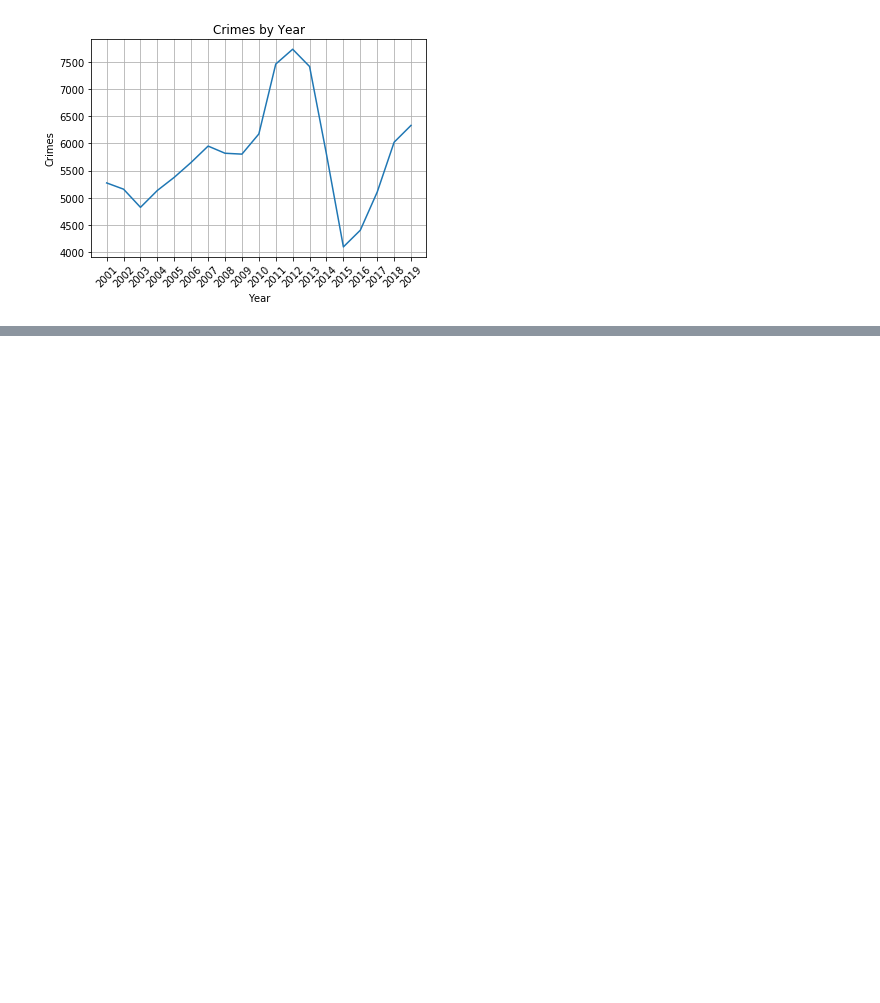
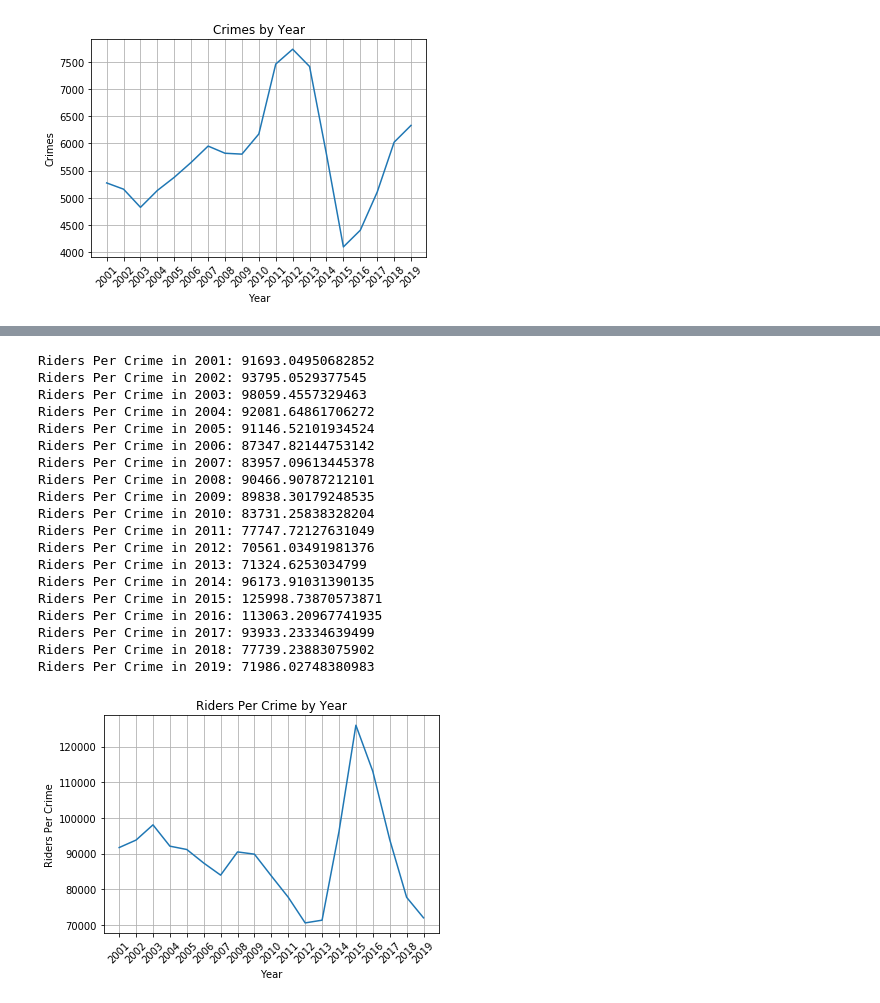
Before and after one commit to o0oo000o0o0o/Project-1, a Jupyter notebook: project.ipynb, the cells around one changed output, grey strips where cells are left out. Drawn from its saved outputs; the diff is of its cells as text; code cells hidden in the pictures; blank space fills up the shorter version.

```diff
--- a/project.ipynb
+++ b/project.ipynb
@@ -643,0 +721,35 @@ plt.show()
+# %%
+riders_per_crime = []
+for x in range(19):
+    riders_per_crime.append(ridership_count[x] / total_crime_year[x])
+    print(f"Riders Per Crime in {year[x]}: {riders_per_crime[x]}")
+
+
+plt.plot(year, riders_per_crime)
+plt.xticks(ticks = year, rotation = 45)
+plt.ylabel("Riders Per Crime")
+plt.xlabel("Year")
+plt.title("Riders Per Crime by Year")
+plt.grid()
+plt.show()
+# %% [output]
+Riders Per Crime in 2001: 91693.04950682852
+Riders Per Crime in 2002: 93795.0529377545
+Riders Per Crime in 2003: 98059.4557329463
+Riders Per Crime in 2004: 92081.64861706272
+Riders Per Crime in 2005: 91146.52101934524
+Riders Per Crime in 2006: 87347.82144753142
+Riders Per Crime in 2007: 83957.09613445378
+Riders Per Crime in 2008: 90466.90787212101
+Riders Per Crime in 2009: 89838.30179248535
+Riders Per Crime in 2010: 83731.25838328204
+Riders Per Crime in 2011: 77747.72127631049
+Riders Per Crime in 2012: 70561.03491981376
+Riders Per Crime in 2013: 71324.6253034799
+Riders Per Crime in 2014: 96173.91031390135
+Riders Per Crime in 2015: 125998.73870573871
+Riders Per Crime in 2016: 113063.20967741935
+Riders Per Crime in 2017: 93933.23334639499
+Riders Per Crime in 2018: 77739.23883075902
+Riders Per Crime in 2019: 71986.02748380983
+[figure, added]
```
Also changed, not shown: parts of 7 cells of this notebook.
